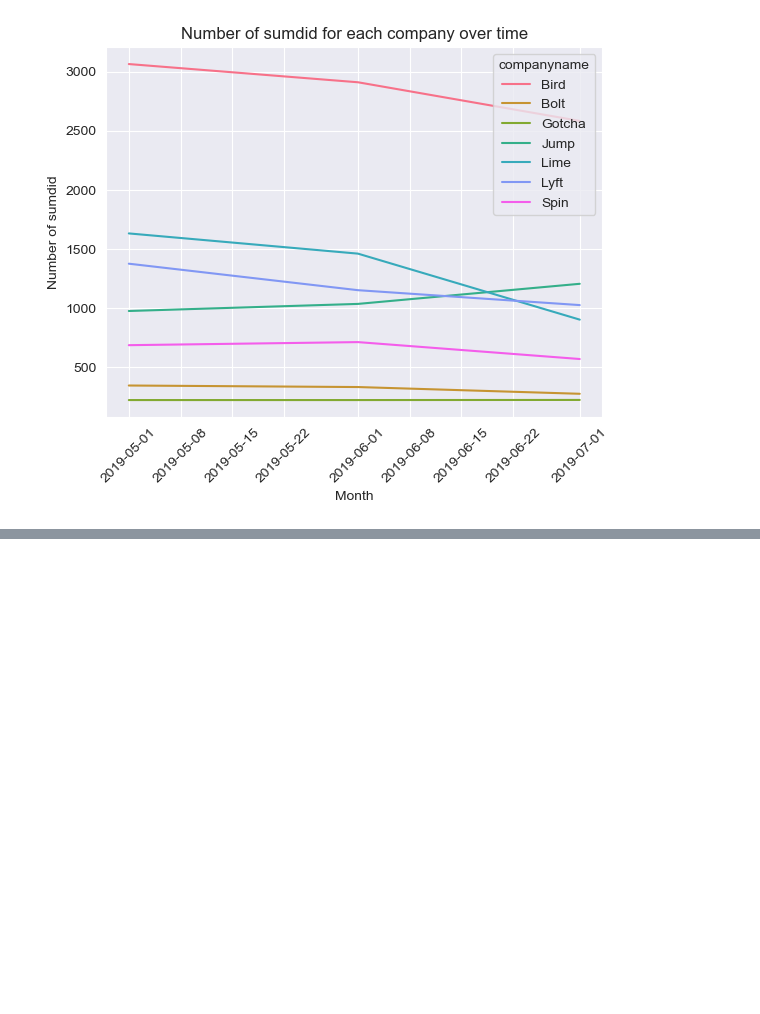
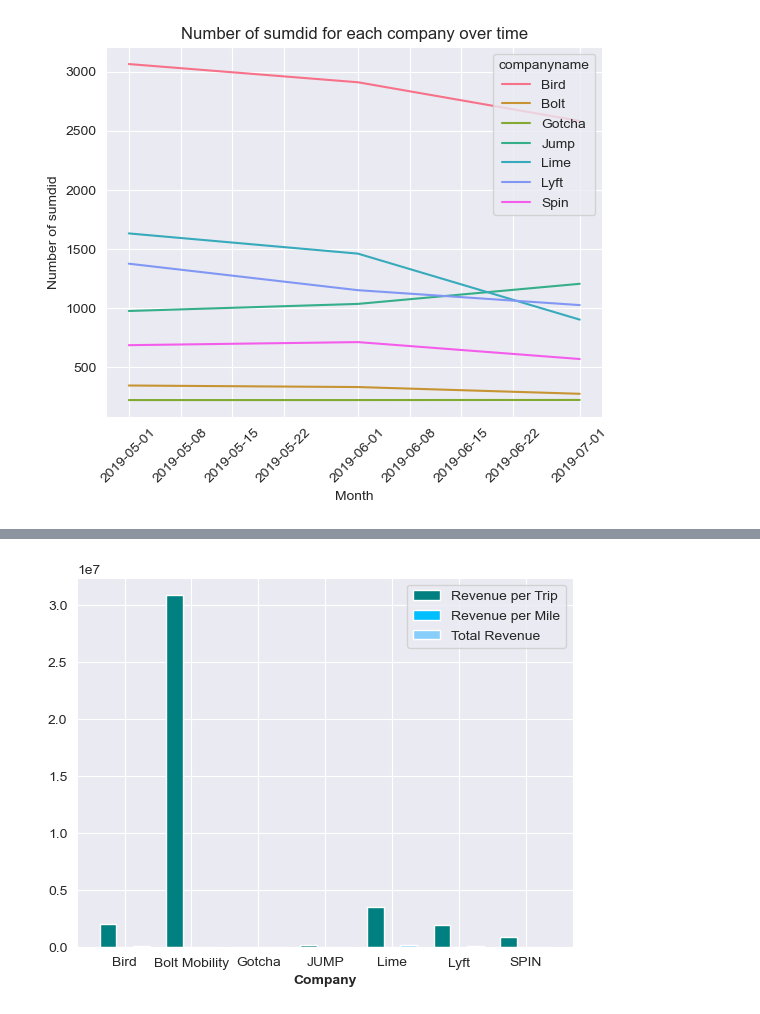
Before and after one commit to NSS-Data-Analytics-Cohort-8/scooter-partner1-trolling-through-the-data, a Jupyter notebook: notebooks/Scooters Notebook 1.ipynb, the cells around one changed output, grey strips where cells are left out. Saved outputs shown, nothing was run; the diff lists cells and outputs as text; code cells hidden in the pictures; blank space fills up the shorter version.

```diff
--- a/notebooks/Scooters Notebook 1.ipynb
+++ b/notebooks/Scooters Notebook 1.ipynb
@@ -411,0 +442,92 @@ plt.show()
+# %%
+# Create a cursor object
+cur = conn.cursor()
+
+# Execute the query
+cur.execute(scooter_comp_revenue)
+rows = cur.fetchall()
+
+
+# Define the query as a string
+scooter_comp_revenue = """
+    SELECT
+        trips.companyname,
+        SUM(trips.tripdistance) AS total_tripdistance_feet,
+        SUM(trips.tripduration) AS total_tripduration_min,
+        CASE
+            WHEN trips.companyname = 'Bird' THEN 0.15
+            WHEN trips.companyname = 'Bolt Mobility' THEN 0.30
+            WHEN trips.companyname = 'Gotcha' THEN 0.15
+            WHEN trips.companyname = 'JUMP' THEN 0.06
+            WHEN trips.companyname = 'Lime' THEN 0.23
+            WHEN trips.companyname = 'Lyft' THEN 0.15
+            WHEN trips.companyname = 'SPIN' THEN 0.23
+            ELSE NULL
+        END AS per_min_rate,
+        COUNT(trips.triprecordnum) AS total_num_trips,
+        COUNT(trips.triprecordnum) * 1.0 AS revenue_per_trip_usd,
+        SUM(trips.tripdistance) / 5280 *
+            CASE
+                WHEN trips.companyname = 'Bird' THEN 0.15
+                WHEN trips.companyname = 'Bolt Mobility' THEN 0.30
+                WHEN trips.companyname = 'Gotcha' THEN 0.15
+                WHEN trips.companyname = 'JUMP' THEN 0.06
+                WHEN trips.companyname = 'Lime' THEN 0.23
+                WHEN trips.companyname = 'Lyft' THEN 0.15
+                WHEN trips.companyname = 'SPIN' THEN 0.23
+                ELSE NULL
+            END AS revenue_per_mile,
+        COUNT(DISTINCT trips.triprecordnum) * 1.0 + SUM(trips.tripdistance) / 5280 *
+            CASE
+                WHEN trips.companyname = 'Bird' THEN 0.15
+                WHEN trips.companyname = 'Bolt Mobility' THEN 0.30
+                WHEN trips.companyname = 'Gotcha' THEN 0.15
+                WHEN trips.companyname = 'JUMP' THEN 0.06
+                WHEN trips.companyname = 'Lime' THEN 0.23
+                WHEN trips.companyname = 'Lyft' THEN 0.15
+                WHEN trips.companyname = 'SPIN' THEN 0.23
+                ELSE NULL
+            END AS total_revenue
+    FROM trips
+    WHERE
+        (tripduration IS NOT NULL AND tripduration != 0) OR
+        (tripdistance IS NOT NULL AND tripdistance != 0)
+    GROUP BY trips.companyname;
+"""
+
+import matplotlib.pyplot as plt
+import numpy as np
+
+# Define your query and execute it
+
+# Get the data into lists
+companies = [row[0] for row in rows]
+revenue_per_trip = [row[2] for row in rows]
+revenue_per_mile = [row[3] for row in rows]
+total_revenue = [float(row[4]) for row in rows]
+
+
+# Set the width of the bars
+barWidth = 0.25
+
+# Set the position of the bars on the x-axis
+r1 = np.arange(len(companies))
+r2 = [x + barWidth for x in r1]
+r3 = [x + barWidth for x in r2]
+
+# Create the bars for each group
+plt.bar(r1, revenue_per_trip, color='#008080', width=barWidth, edgecolor='white', label='Revenue per Trip')
+plt.bar(r2, revenue_per_mile, color='#00BFFF', width=barWidth, edgecolor='white', label='Revenue per Mile')
+plt.bar(r3, total_revenue, color='#87CEFA', width=barWidth, edgecolor='white', label='Total Revenue')
+
+# Add xticks on the middle of the group bars
+plt.xlabel('Company', fontweight='bold')
+plt.xticks([r + barWidth for r in range(len(companies))], companies)
+
+# Add a legend
+plt.legend()
+
+# Show the chart
+plt.show()
+# %% [output]
+[figure, added]
```
Also changed, not shown: parts of 21 cells of this notebook, 2 other files.
